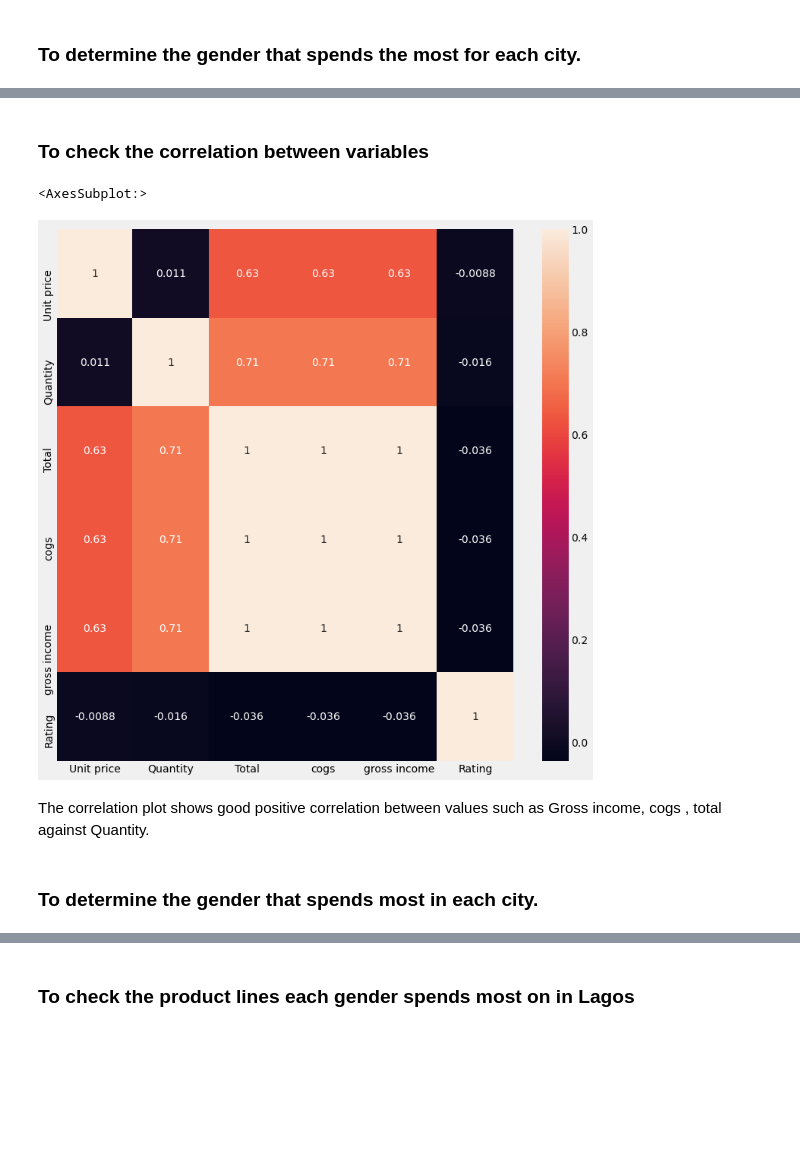
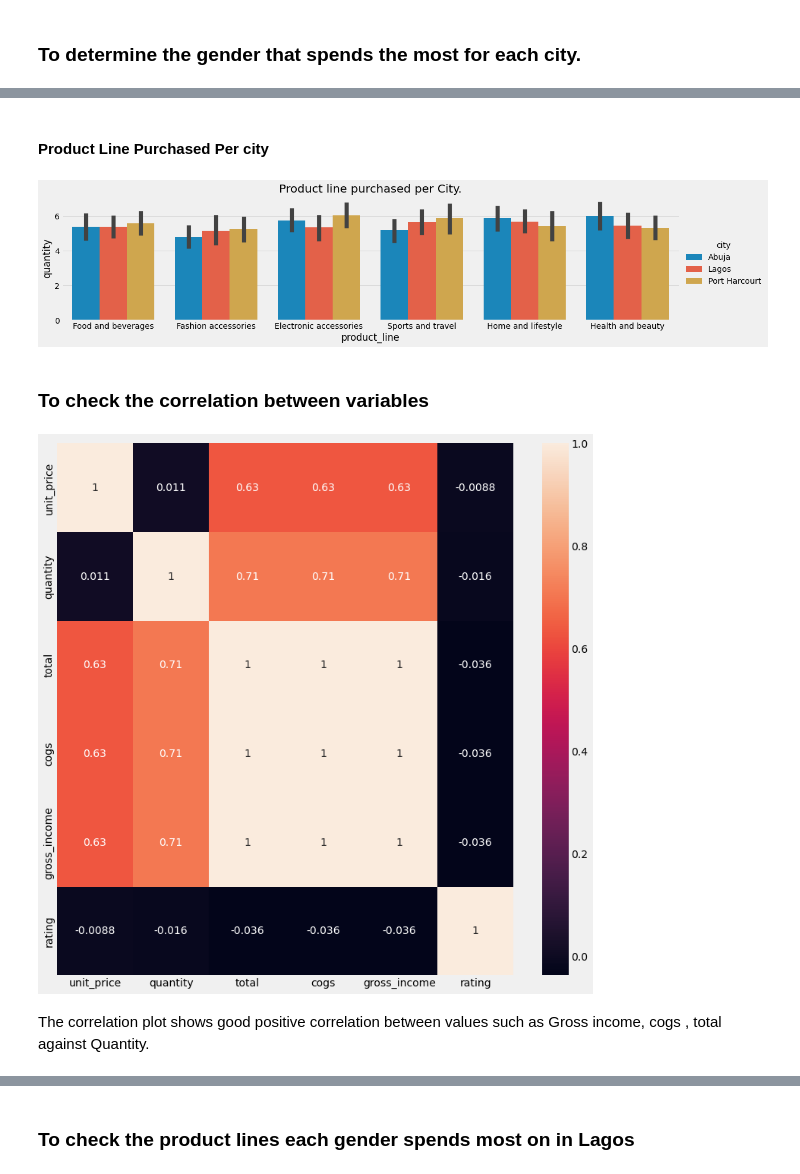
Before and after one commit to Ahmed-Tijani-Suleiman/Analysis-of-supermarket-data-across-Nigeria, a Jupyter notebook: Suleiman Ahmed.ipynb, the cells around one changed output, grey strips where cells are left out. Cells and saved outputs as stored; diff of their text form; code cells hidden in the pictures; blank space fills up the shorter version.

```diff
--- a/Suleiman Ahmed.ipynb
+++ b/Suleiman Ahmed.ipynb
@@ -262,4 +299,4 @@ memory usage: 7.9 KB
 # %%
 import datetime as dt
 # %%
-df['Day']= (df['Date']).dt.day
+df['day']= (df['date']).dt.day
@@ -268,4 +303,4 @@ df['Day']= (df['Date']).dt.day
 # %% [markdown]
 #### To-Do - Extract the Month feature from the `Date` column, and save to a new `Month` column
 # %%
-df['Month']= (df['Date']).dt.month
+df['month']= (df['date']).dt.month_name()
@@ -274,12 +316,12 @@ df['Month']= (df['Date']).dt.month
 # %% [markdown]
 #### To-Do -Extract the Year feature from the `Date` column, and save to a new `Year` column
 # %%
-df['Year']= (df['Date']).dt.year
+df['year']= (df['date']).dt.year
 # %%
 #df[['Year']]
 # %% [markdown]
 #### To-Do - Extract the `Hour` feature from the `Time` column and save to a new `Hour` column
 # %%
-df['Hour']= (df['Time']).dt.hour
+df['hour']= (df['time']).dt.hour
 # %%
 #df[['Hour']]
@@ -592,14 +541,18 @@ Index(['Invoice ID', 'Branch', 'City', 'Customer type', 'Gender',
+# %% [markdown]
+#### Product Line Purchased Per city
+# %%
+sns.catplot(x='product_line', y='quantity', data=df, hue='city', height= 4,aspect=4, kind='bar')
+plt.title('Product line purchased per City.');
+# %% [output]
+[figure, added]
 # %% [markdown]
 ### To check the correlation between variables
 # %%
 plt.figure(figsize=(12, 12))
-a=df[[ 'Product line', 'Unit price', 'Quantity','Total','Payment', 'cogs', 'gross income',
-       'Rating']]
-sns.heatmap(a.corr(), annot= True)
+a=df[[ 'product_line', 'unit_price', 'quantity','total','payment', 'cogs', 'gross_income',
+       'rating']]
+sns.heatmap(a.corr(), annot= True);
 # %% [output]
-<AxesSubplot:>
-[figure, old version]
+[figure, new version]
 # %% [markdown]
 The correlation plot shows good positive correlation between values such as Gross income, cogs , total against Quantity.
-# %% [markdown]
-### To determine the gender that spends most in each city.
```
Also changed, not shown: parts of 125 cells of this notebook, 2 other files.
